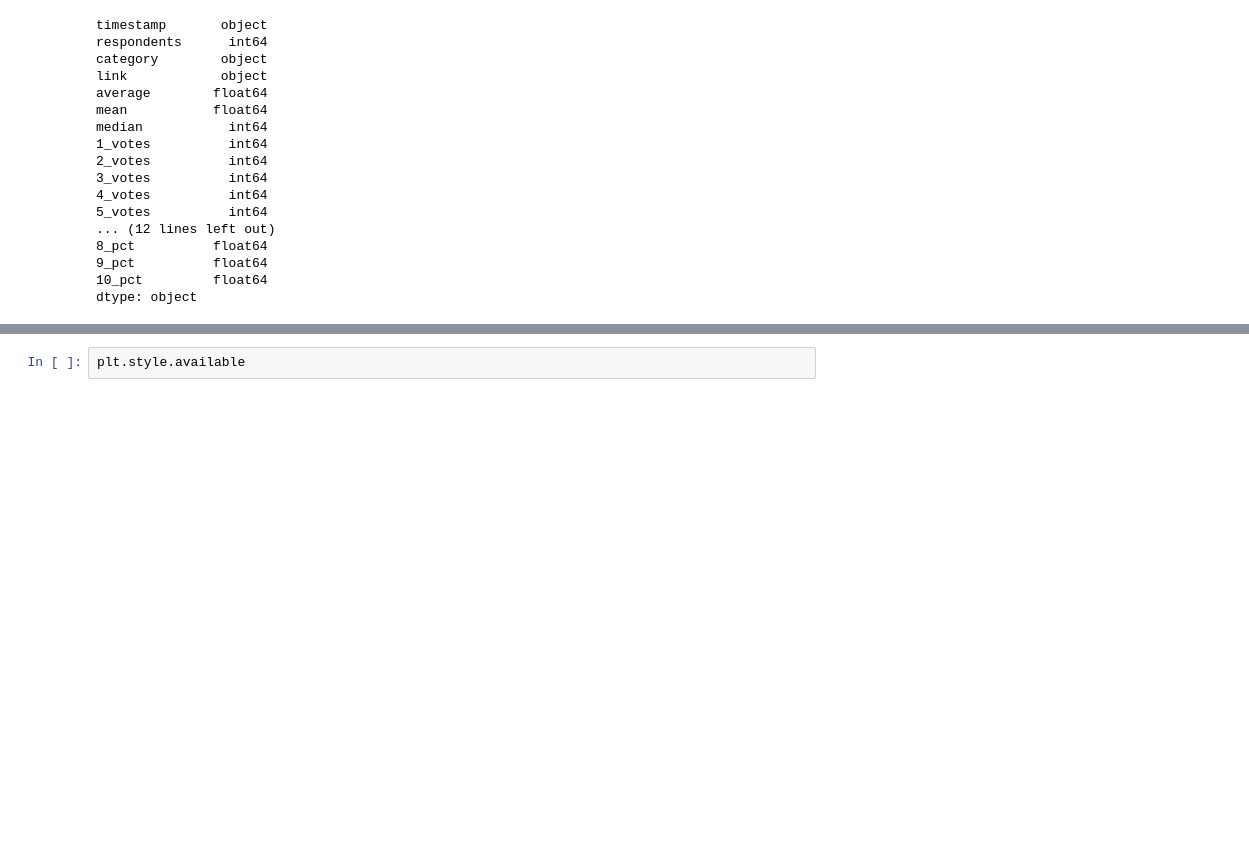
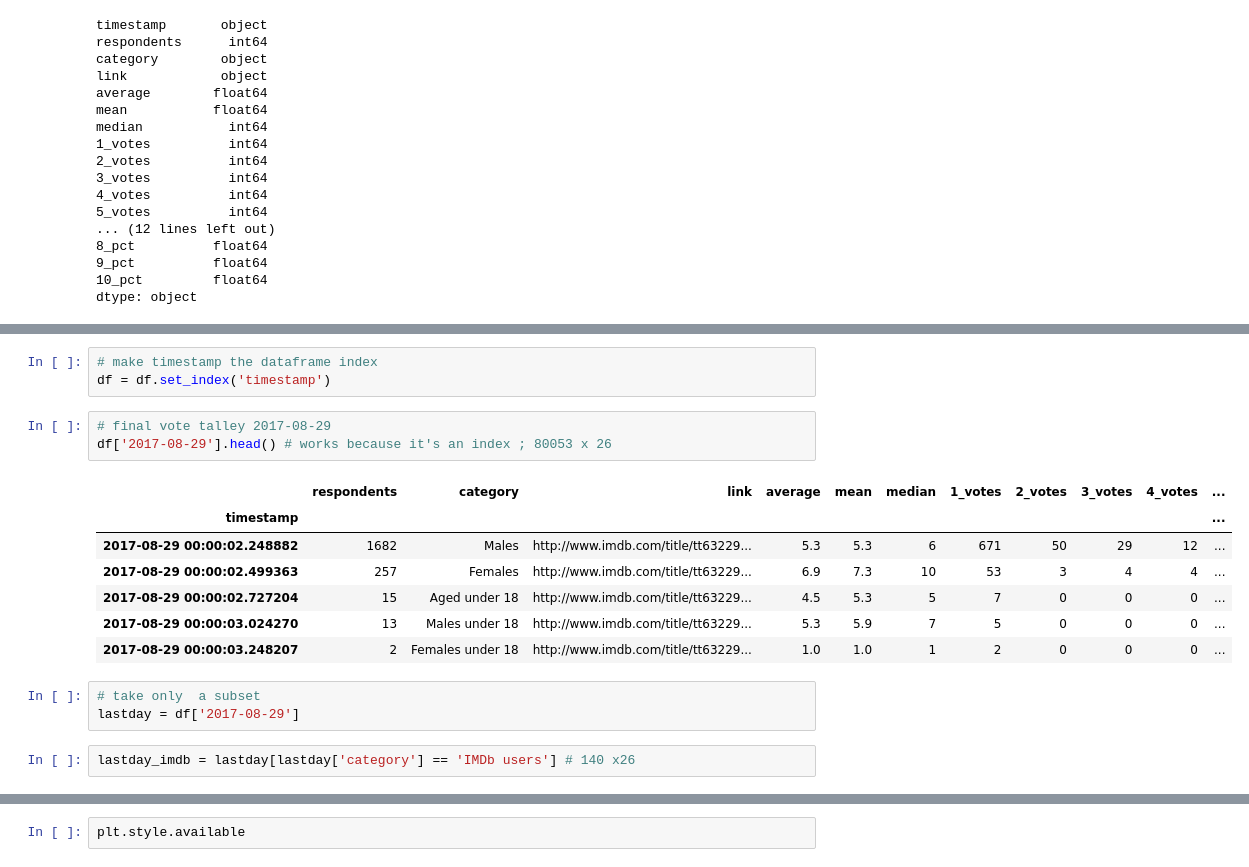
Before and after one commit to bloominstituteoftechnology/DS-Unit-1-Sprint-2-Data-Wrangling-and-Storytelling, a Jupyter notebook: module3-make-explanatory-visualizations/Joseph_Shirk_LS_DS_123_Make_Explanatory_Visualizations_Assignment.ipynb, the cells around one changed output, grey strips where cells are left out. Saved outputs shown, nothing was run; the diff lists cells and outputs as text; blank space fills up the shorter version.

```diff
--- a/module3-make-explanatory-visualizations/Joseph_Shirk_LS_DS_123_Make_Explanatory_Visualizations_Assignment.ipynb
+++ b/module3-make-explanatory-visualizations/Joseph_Shirk_LS_DS_123_Make_Explanatory_Visualizations_Assignment.ipynb
@@ -344,0 +366,19 @@ dtype: object
+# %%
+# make timestamp the dataframe index
+df = df.set_index('timestamp')
+# %%
+# final vote talley 2017-08-29
+df['2017-08-29'].head() # works because it's an index ; 80053 x 26
+# %% [output]
+|  | respondents | category | link | average | mean | median | 1_votes | 2_votes | 3_votes | 4_votes | ... |
+| timestamp |  |  |  |  |  |  |  |  |  |  | ... |
+| 2017-08-29 00:00:02.248882 | 1682 | Males | http://www.imdb.com/title/tt63229... | 5.3 | 5.3 | 6 | 671 | 50 | 29 | 12 | ... |
+| 2017-08-29 00:00:02.499363 | 257 | Females | http://www.imdb.com/title/tt63229... | 6.9 | 7.3 | 10 | 53 | 3 | 4 | 4 | ... |
+| 2017-08-29 00:00:02.727204 | 15 | Aged under 18 | http://www.imdb.com/title/tt63229... | 4.5 | 5.3 | 5 | 7 | 0 | 0 | 0 | ... |
+| 2017-08-29 00:00:03.024270 | 13 | Males under 18 | http://www.imdb.com/title/tt63229... | 5.3 | 5.9 | 7 | 5 | 0 | 0 | 0 | ... |
+| 2017-08-29 00:00:03.248207 | 2 | Females under 18 | http://www.imdb.com/title/tt63229... | 1.0 | 1.0 | 1 | 2 | 0 | 0 | 0 | ... |
+# %%
+# take only  a subset
+lastday = df['2017-08-29']
+# %%
+lastday_imdb = lastday[lastday['category'] == 'IMDb users'] # 140 x26
```
Also changed, not shown: parts of 24 cells of this notebook.
